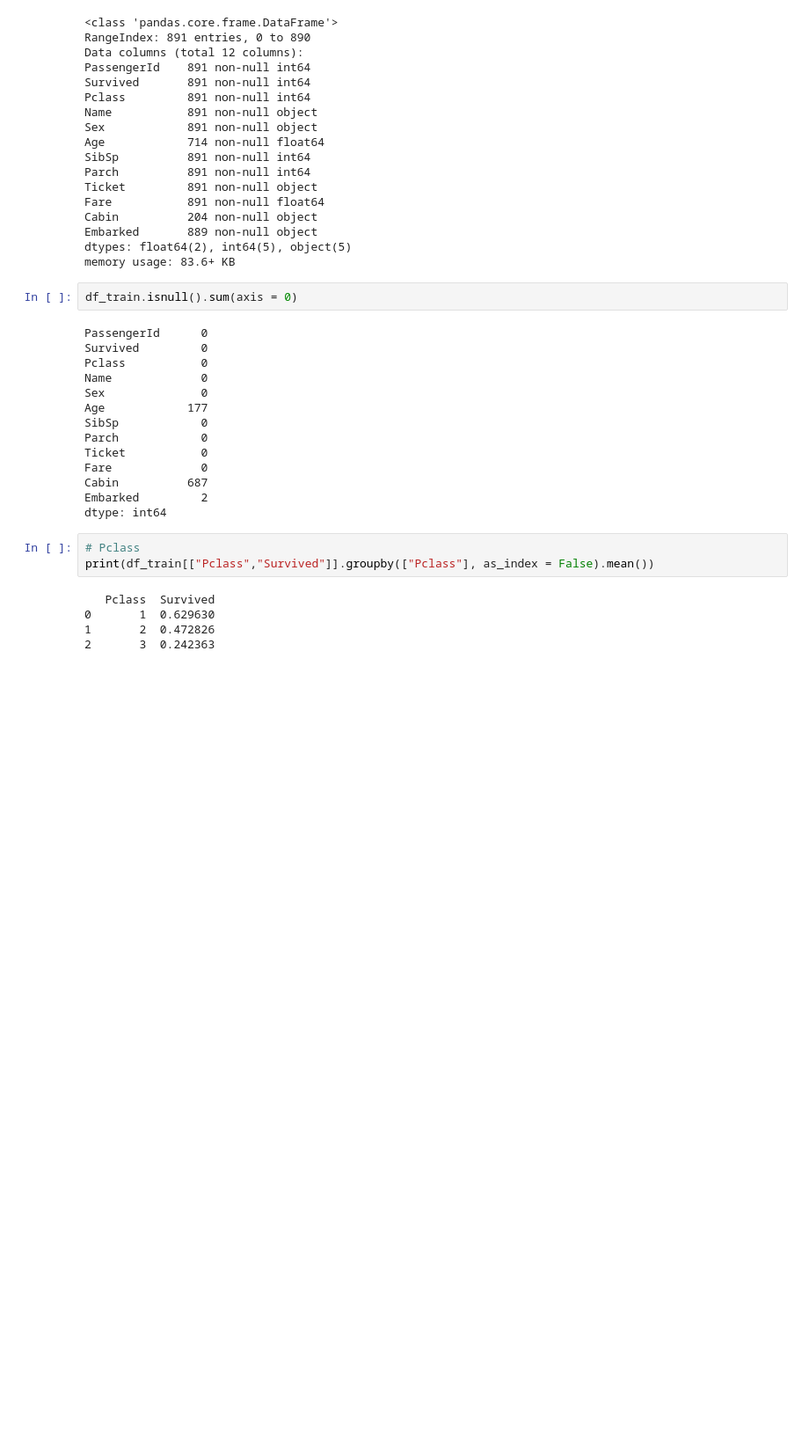
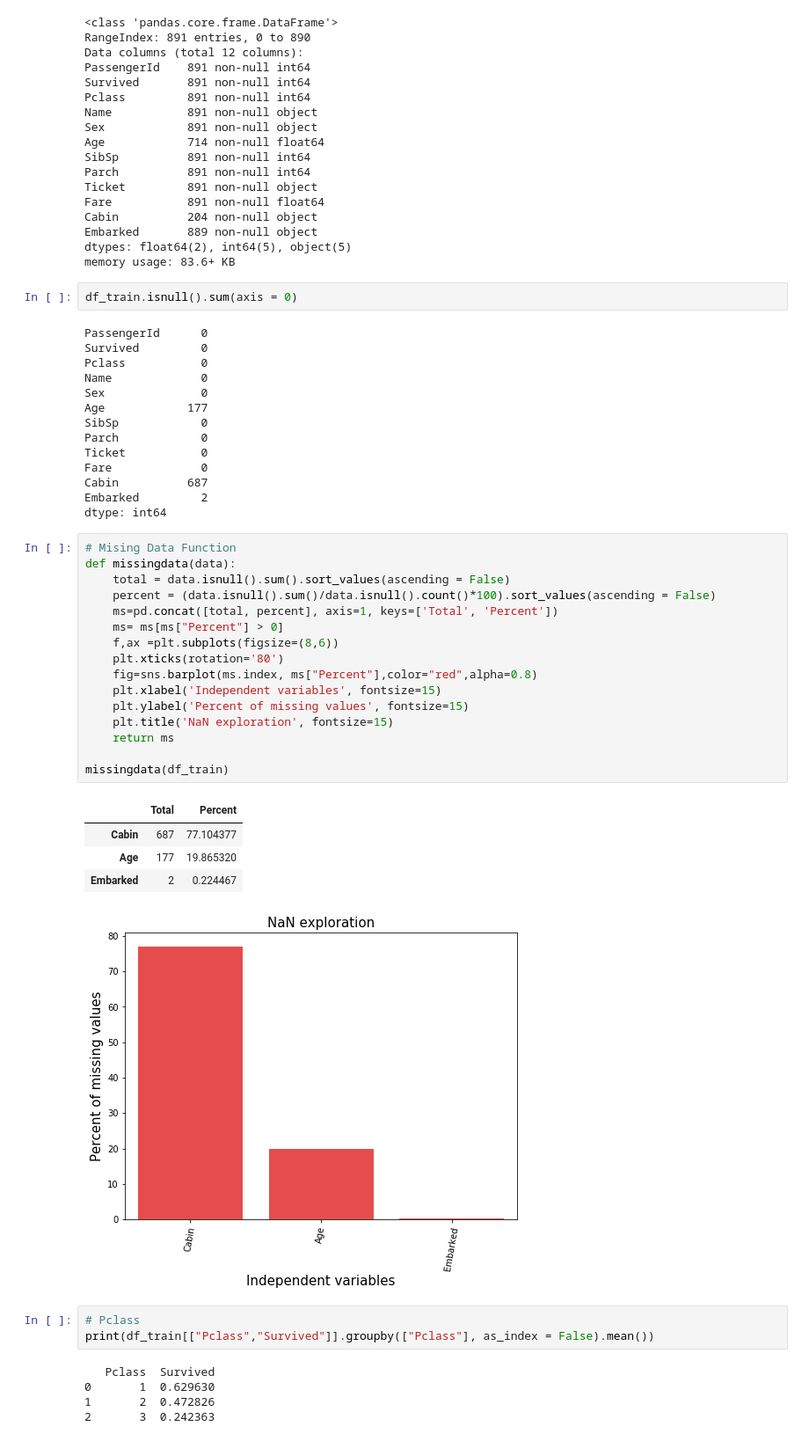
Before and after one commit to Fenris791/Kaggle---Machine-Learning-Course, a Jupyter notebook: Titanic/Titanic Competition Script.ipynb, the cells around one changed output. Shown at 88% size. Cells and saved outputs as stored; diff of their text form; blank space fills up the shorter version.

```diff
--- a/Titanic/Titanic Competition Script.ipynb
+++ b/Titanic/Titanic Competition Script.ipynb
@@ -64,6 +69,28 @@ Fare             0
 Cabin          687
 Embarked         2
 dtype: int64
+# %%
+# Mising Data Function
+def missingdata(data):
+    total = data.isnull().sum().sort_values(ascending = False)
+    percent = (data.isnull().sum()/data.isnull().count()*100).sort_values(ascending = False)
+    ms=pd.concat([total, percent], axis=1, keys=['Total', 'Percent'])
+    ms= ms[ms["Percent"] > 0]
+    f,ax =plt.subplots(figsize=(8,6))
+    plt.xticks(rotation='80')
+    fig=sns.barplot(ms.index, ms["Percent"],color="red",alpha=0.8)
+    plt.xlabel('Independent variables', fontsize=15)
+    plt.ylabel('Percent of missing values', fontsize=15)
+    plt.title('NaN exploration', fontsize=15)
+    return ms
+
+missingdata(df_train)
+# %% [output]
+|  | Total | Percent |
+| Cabin | 687 | 77.104377 |
+| Age | 177 | 19.865320 |
+| Embarked | 2 | 0.224467 |
+[figure, added]
 # %%
 # Pclass
 print(df_train[["Pclass","Survived"]].groupby(["Pclass"], as_index = False).mean())
```
Also changed, not shown: parts of 43 cells of this notebook.
